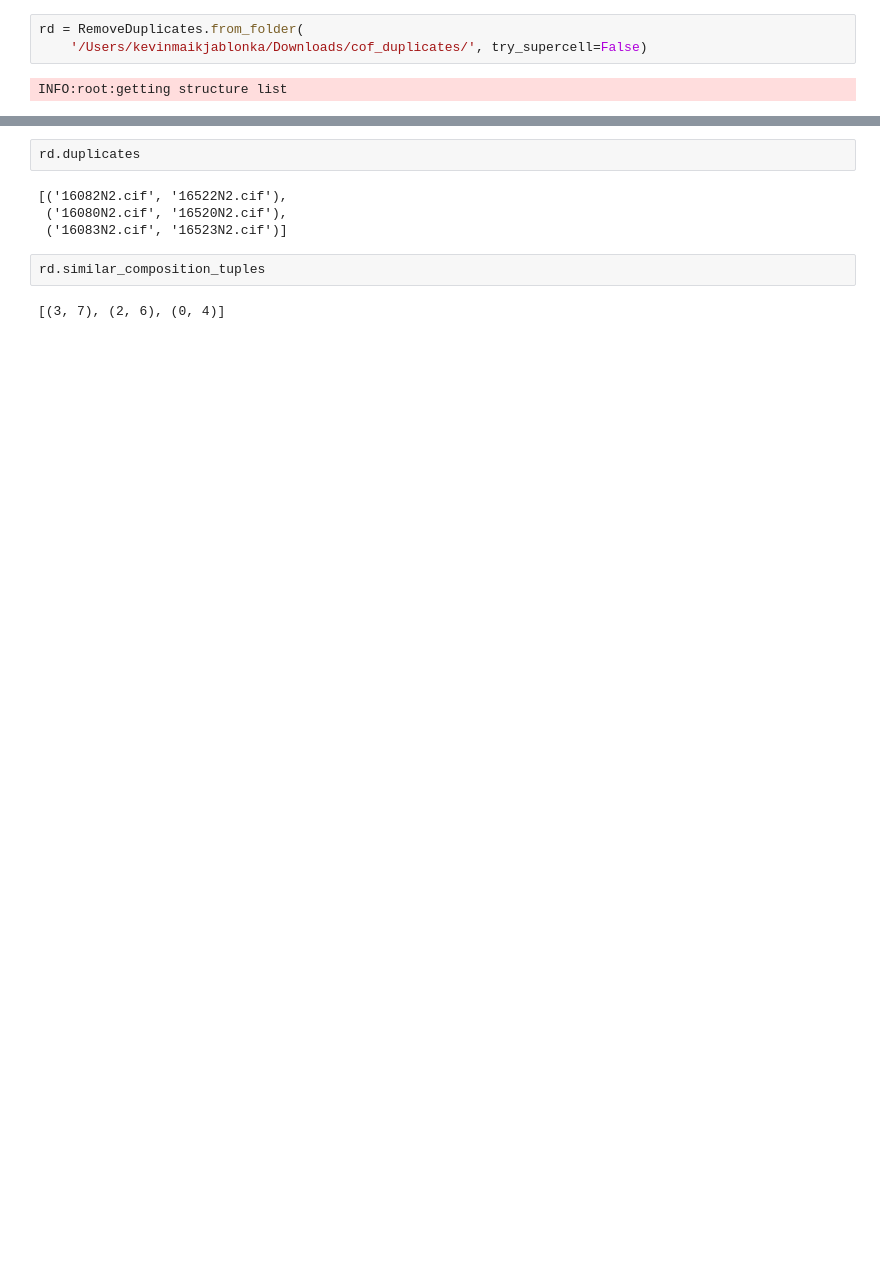
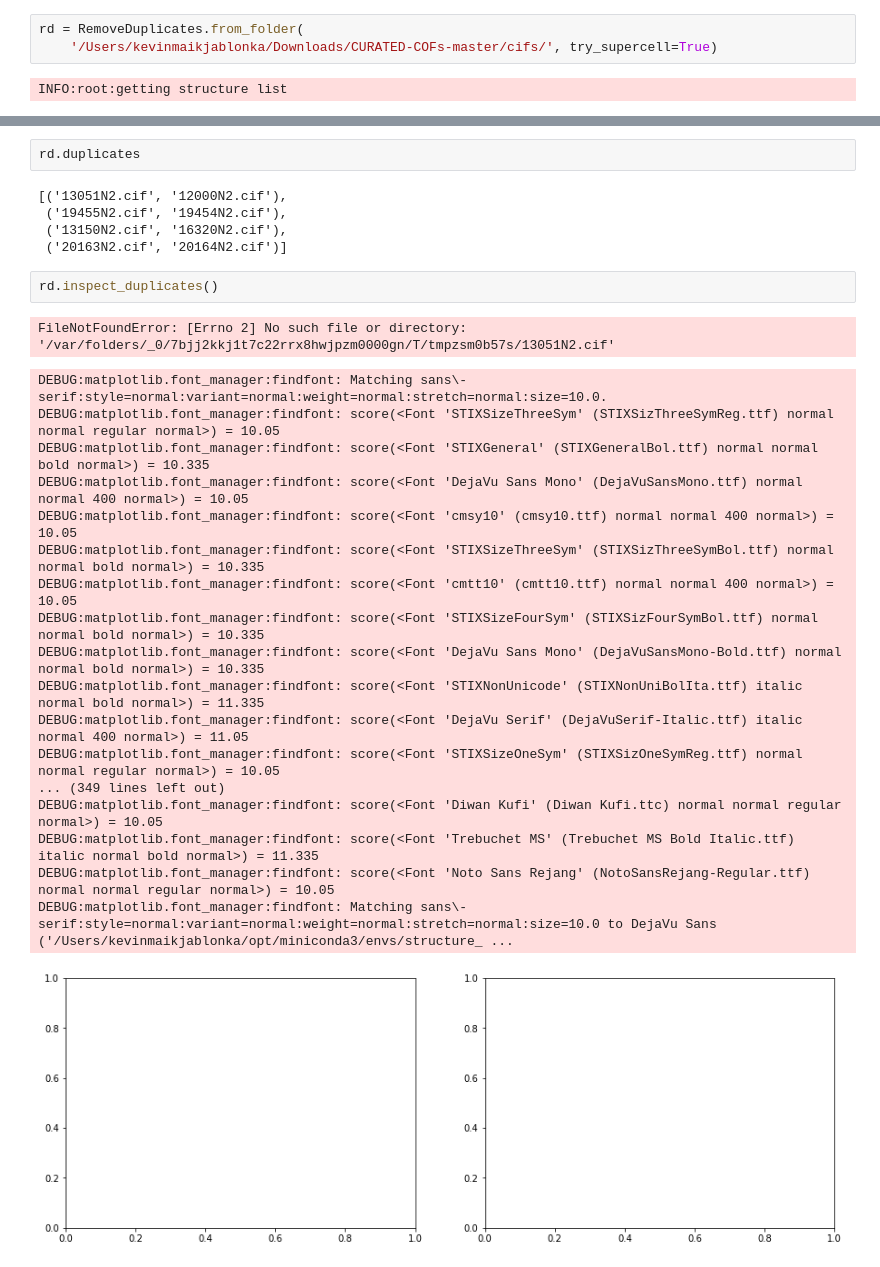
Before and after one commit to kjappelbaum/structure_comp, a Jupyter notebook: examples/cofs.ipynb, the cells around one changed output, grey strips where cells are left out. Cells and saved outputs as stored; diff of their text form; blank space fills up the shorter version.

```diff
--- a/examples/cofs.ipynb
+++ b/examples/cofs.ipynb
@@ -4,7 +4,7 @@
 from structure_comp.remove_duplicates import RemoveDuplicates
 # %%
 rd = RemoveDuplicates.from_folder(
-    '/Users/kevinmaikjablonka/Downloads/cof_duplicates/', try_supercell=False)
+    '/Users/kevinmaikjablonka/Downloads/CURATED-COFs-master/cifs/', try_supercell=True)
 # %% [output]
 INFO:root:getting structure list
 # %%
@@ -44,10 +58,29 @@ DEBUG:RemoveDuplicates:now i am cleaning up
 # %%
 rd.duplicates
 # %% [output]
-[('16082N2.cif', '16522N2.cif'),
- ('16080N2.cif', '16520N2.cif'),
- ('16083N2.cif', '16523N2.cif')]
+[('13051N2.cif', '12000N2.cif'),
+ ('19455N2.cif', '19454N2.cif'),
+ ('13150N2.cif', '16320N2.cif'),
+ ('20163N2.cif', '20164N2.cif')]
 # %%
-rd.similar_composition_tuples
+rd.inspect_duplicates()
 # %% [output]
-[(3, 7), (2, 6), (0, 4)]
+FileNotFoundError: [Errno 2] No such file or directory: '/var/folders/_0/7bjj2kkj1t7c22rrx8hwjpzm0000gn/T/tmpzsm0b57s/13051N2.cif'
+DEBUG:matplotlib.font_manager:findfont: Matching sans\-serif:style=normal:variant=normal:weight=normal:stretch=normal:size=10.0.
+DEBUG:matplotlib.font_manager:findfont: score(<Font 'STIXSizeThreeSym' (STIXSizThreeSymReg.ttf) normal normal regular normal>) = 10.05
+DEBUG:matplotlib.font_manager:findfont: score(<Font 'STIXGeneral' (STIXGeneralBol.ttf) normal normal bold normal>) = 10.335
+DEBUG:matplotlib.font_manager:findfont: score(<Font 'DejaVu Sans Mono' (DejaVuSansMono.ttf) normal normal 400 normal>) = 10.05
+DEBUG:matplotlib.font_manager:findfont: score(<Font 'cmsy10' (cmsy10.ttf) normal normal 400 normal>) = 10.05
+DEBUG:matplotlib.font_manager:findfont: score(<Font 'STIXSizeThreeSym' (STIXSizThreeSymBol.ttf) normal normal bold normal>) = 10.335
+DEBUG:matplotlib.font_manager:findfont: score(<Font 'cmtt10' (cmtt10.ttf) normal normal 400 normal>) = 10.05
+DEBUG:matplotlib.font_manager:findfont: score(<Font 'STIXSizeFourSym' (STIXSizFourSymBol.ttf) normal normal bold normal>) = 10.335
+DEBUG:matplotlib.font_manager:findfont: score(<Font 'DejaVu Sans Mono' (DejaVuSansMono-Bold.ttf) normal normal bold normal>) = 10.335
+DEBUG:matplotlib.font_manager:findfont: score(<Font 'STIXNonUnicode' (STIXNonUniBolIta.ttf) italic normal bold normal>) = 11.335
+DEBUG:matplotlib.font_manager:findfont: score(<Font 'DejaVu Serif' (DejaVuSerif-Italic.ttf) italic normal 400 normal>) = 11.05
+DEBUG:matplotlib.font_manager:findfont: score(<Font 'STIXSizeOneSym' (STIXSizOneSymReg.ttf) normal normal regular normal>) = 10.05
+... (349 lines left out)
+DEBUG:matplotlib.font_manager:findfont: score(<Font 'Diwan Kufi' (Diwan Kufi.ttc) normal normal regular normal>) = 10.05
+DEBUG:matplotlib.font_manager:findfont: score(<Font 'Trebuchet MS' (Trebuchet MS Bold Italic.ttf) italic normal bold normal>) = 11.335
+DEBUG:matplotlib.font_manager:findfont: score(<Font 'Noto Sans Rejang' (NotoSansRejang-Regular.ttf) normal normal regular normal>) = 10.05
+DEBUG:matplotlib.font_manager:findfont: Matching sans\-serif:style=normal:variant=normal:weight=normal:stretch=normal:size=10.0 to DejaVu Sans ('/Users/kevinmaikjablonka/opt/miniconda3/envs/structure_ ...
+[figure, added]
```
Also changed, not shown: parts of 19 cells of this notebook, 1 other file.
